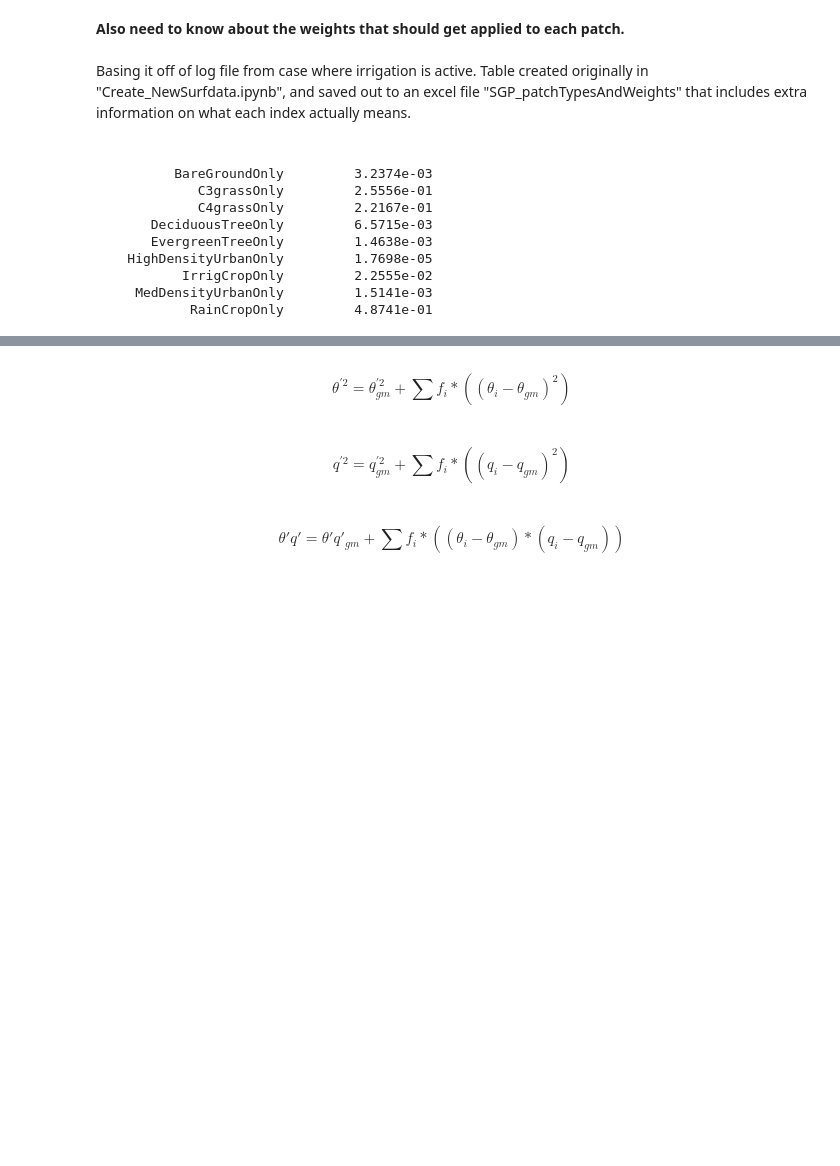
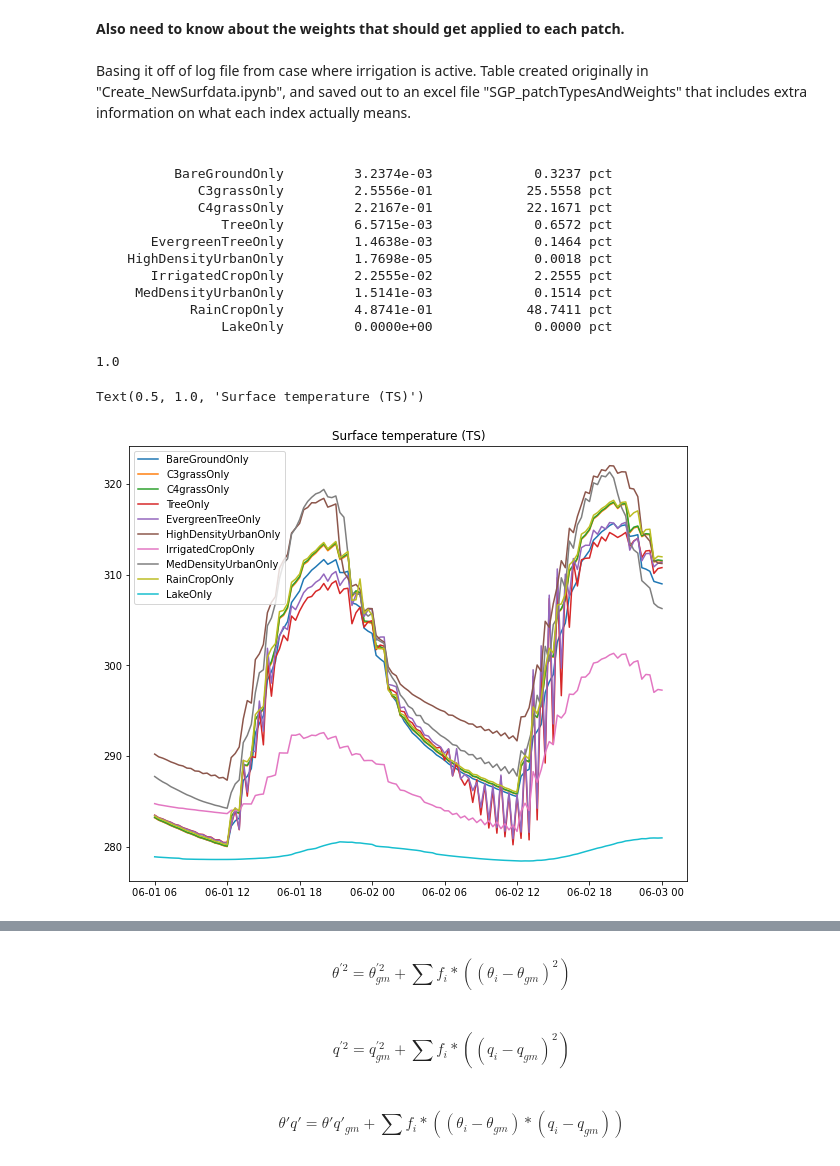
Before and after one commit to megandevlan/CLASP-CESM2_analysis, a Jupyter notebook: SCAM_SinglePFTcomparison.ipynb, the cells around one changed output, grey strips where cells are left out. Drawn from its saved outputs; the diff is of its cells as text; code cells hidden in the pictures; blank space fills up the shorter version.

```diff
--- a/SCAM_SinglePFTcomparison.ipynb
+++ b/SCAM_SinglePFTcomparison.ipynb
@@ -155,14 +173,31 @@ sfcTypeWeights[np.where(camDS_full.sfcType=='RainCropOnly')[0]] = patchWeights[n
 # %%
-# # After manually comparing to table in excel - this looks right!
-# for iSfc in range(len(sfcTypes)):
-#     print( '%24s %18.4e' % (camDS_full.sfcType.values[iSfc], camDS_full.sfcTypeWeights.values[iSfc]))
+# After manually comparing to table in excel - this looks right!
+for iSfc in range(len(sfcTypes)):
+    print( '%24s %18.4e %18.4f pct' % (camDS_full.sfcType.values[iSfc], sfcTypeWeights[iSfc],
+                                      (sfcTypeWeights[iSfc]/np.nansum(sfcTypeWeights))*100.0))
 # %% [output]
-          BareGroundOnly         3.2374e-03
-             C3grassOnly         2.5556e-01
-             C4grassOnly         2.2167e-01
-       DeciduousTreeOnly         6.5715e-03
-       EvergreenTreeOnly         1.4638e-03
-    HighDensityUrbanOnly         1.7698e-05
-           IrrigCropOnly         2.2555e-02
-     MedDensityUrbanOnly         1.5141e-03
-            RainCropOnly         4.8741e-01
+          BareGroundOnly         3.2374e-03             0.3237 pct
+             C3grassOnly         2.5556e-01            25.5558 pct
+             C4grassOnly         2.2167e-01            22.1671 pct
+                TreeOnly         6.5715e-03             0.6572 pct
+       EvergreenTreeOnly         1.4638e-03             0.1464 pct
+    HighDensityUrbanOnly         1.7698e-05             0.0018 pct
+       IrrigatedCropOnly         2.2555e-02             2.2555 pct
+     MedDensityUrbanOnly         1.5141e-03             0.1514 pct
+            RainCropOnly         4.8741e-01            48.7411 pct
+                LakeOnly         0.0000e+00             0.0000 pct
+# %%
+np.nansum(sfcTypeWeights)
+# %% [output]
+1.0
+# %%
+## How much does each patch vary?
+fig, ax1 = plt.subplots(1,1, figsize=(10, 8))
+
+for iSfc in range(len(camDS_full.sfcType.values)):
+    ax1.plot(times,np.squeeze(camDS_full.TS.values[iSfc,:,:,:]),label=camDS_full.sfcType.values[iSfc])
+ax1.legend()
+ax1.set_title('Surface temperature (TS)')
+# %% [output]
+Text(0.5, 1.0, 'Surface temperature (TS)')
+[figure, added]
```
Also changed, not shown: parts of 32 cells of this notebook, 9 other files.
